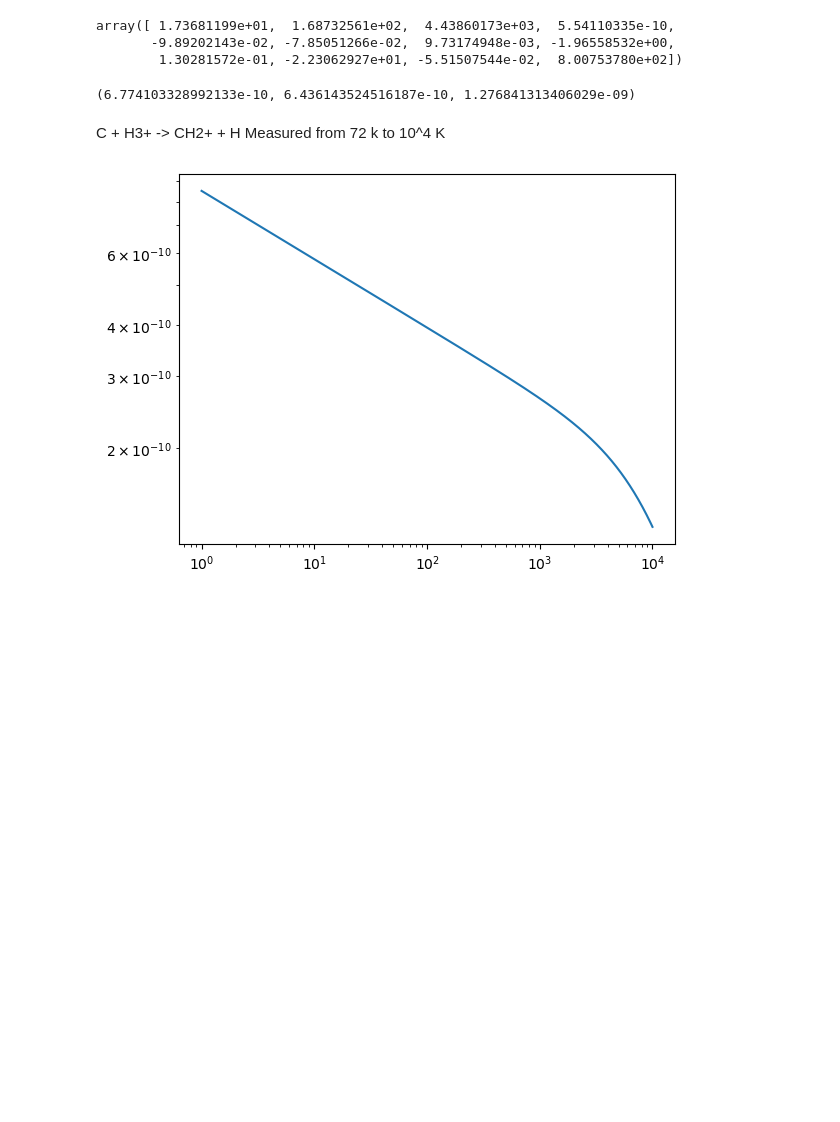
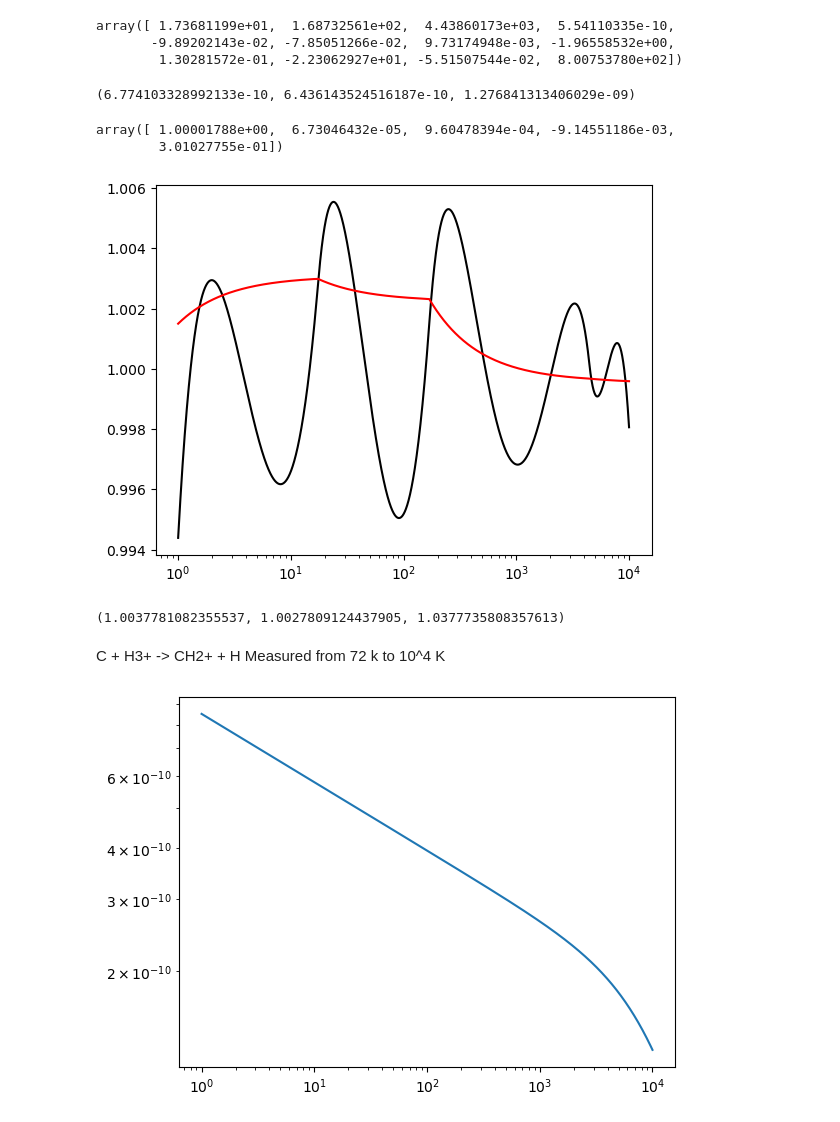
Before and after one commit to wostling/SavinGroup, a Jupyter notebook: Contiuous_Piecewise_Fits.ipynb, the cells around one changed output. Cells and saved outputs as stored; diff of their text form; code cells hidden in the pictures; blank space fills up the shorter version.

```diff
--- a/Contiuous_Piecewise_Fits.ipynb
+++ b/Contiuous_Piecewise_Fits.ipynb
@@ -240,3 +246,27 @@ def a_4(T1, T2, T3, a1, b1, gamma1, b2, gamma2, b3, gamma3, b4, gamma4):
 a_4(popt[0], popt[1], popt[2], popt[3], popt[4], popt[5], popt[6], popt[7], popt[8], popt[9], popt[10], popt[11])
 # %% [output]
 (6.774103328992133e-10, 6.436143524516187e-10, 1.276841313406029e-09)
+# %%
+#unvertain fitting
+def uncertain_list(real, measured):
+    delta = []
+    for char in range(len(real)):
+        num = math.exp((real[char]-measured[char])/measured[char])
+        delta.append(num)
+    return delta
+
+def uncertain_parameters(T, f1, g1, g2, g3, g4):
+    T1 = 1.73681199e+01
+    T2 = 1.68732561e+02
+    T3 = 4.43860173e+03
+    f2 = f1*np.exp(g1*((1/T1)-(1/300)))/np.exp(g2*((1/T1)-(1/300)))
+    f3 = f2*np.exp(g2*((1/T2)-(1/300)))/np.exp(g3*((1/T2)-(1/300)))
+    f4 = f3*np.exp(g3*((1/T3)-(1/300)))/np.exp(g4*((1/T3)-(1/300)))
+    return np.piecewise(T, [(T <= T1), (T> T1) & (T<=T2), (T>T2) & (T<=T3), T>T3],
+                        [lambda T:f1 * np.exp(g1*((1/T) - (1/300))),
+                         lambda T:f2 * np.exp(g2*((1/T) - (1/300))),
+                         lambda T:f3 * np.exp(g3*((1/T) - (1/300))),
+                         lambda T:f4 * np.exp(g4*((1/T) - (1/300)))
+                        ])
+# %%
+f_list = uncertain_list(rates, fit_rates4)
@@ -242,0 +276,15 @@ a_4(popt[0], popt[1], popt[2], popt[3], popt[4], popt[5], popt[6], popt[7], popt
+# %%
+popt
+# %% [output]
+array([ 1.00001788e+00,  6.73046432e-05,  9.60478394e-04, -9.14551186e-03,
+        3.01027755e-01])
+# %%
+new_uncertain_rates = []
+for temp in temps:
+    new_uncertain_rates.append(uncertain_parameters(temp, 1.0030749 , -0.00157605,  0.01291895,  0.46309338,  0.68174967))
+
+plt.plot(temps, f_list, c = "black")
+plt.plot(temps, new_uncertain_rates, c = "red")
+plt.xscale("log")
+# %% [output]
+[figure, added]
@@ -243,3 +300,8 @@ a_4(popt[0], popt[1], popt[2], popt[3], popt[4], popt[5], popt[6], popt[7], popt
+# %%
+fnums(1.00272437e+00, -9.59845087e-04, -2.03229942e-02,  3.62961871e-01,
+        1.13990519e+01)
+# %% [output]
+(1.0037781082355537, 1.0027809124437905, 1.0377735808357613)
 # %% [markdown]
  C + H3+  ->  CH2+ + H
  Measured from 72 k to 10^4 K
```
Also changed, not shown: parts of 10 cells of this notebook.
